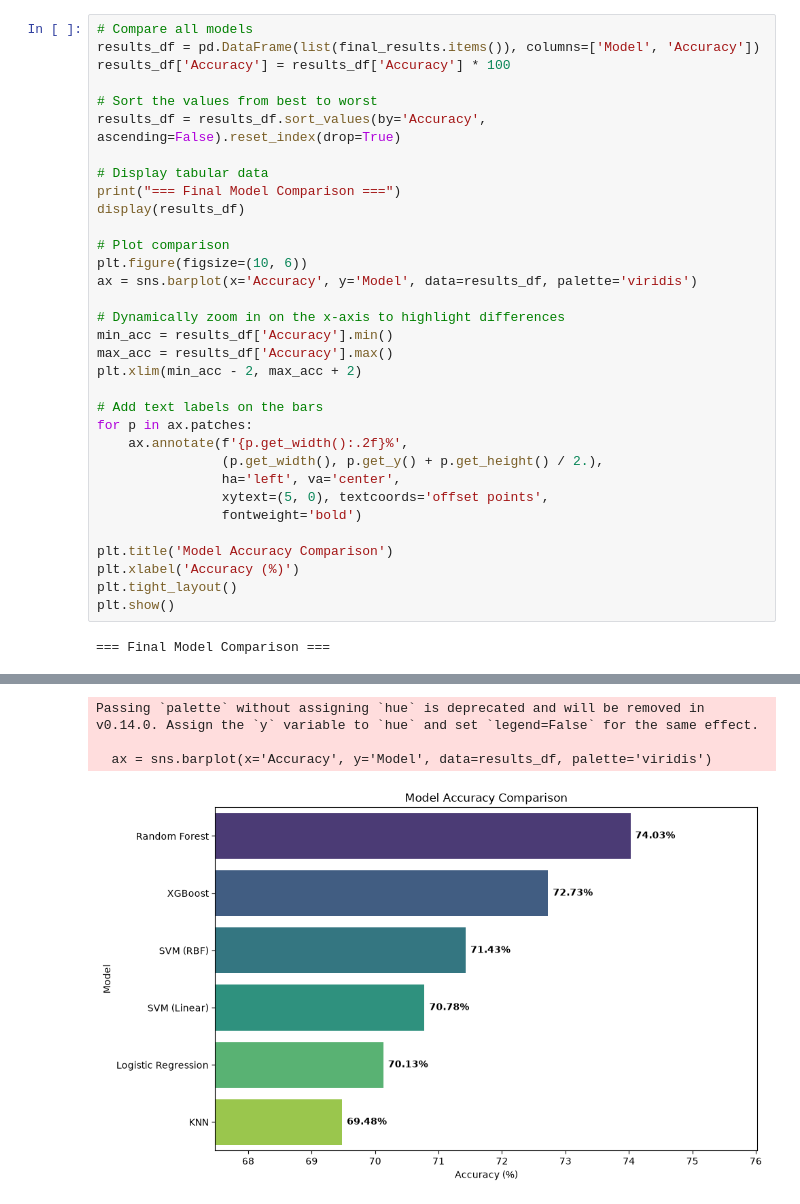
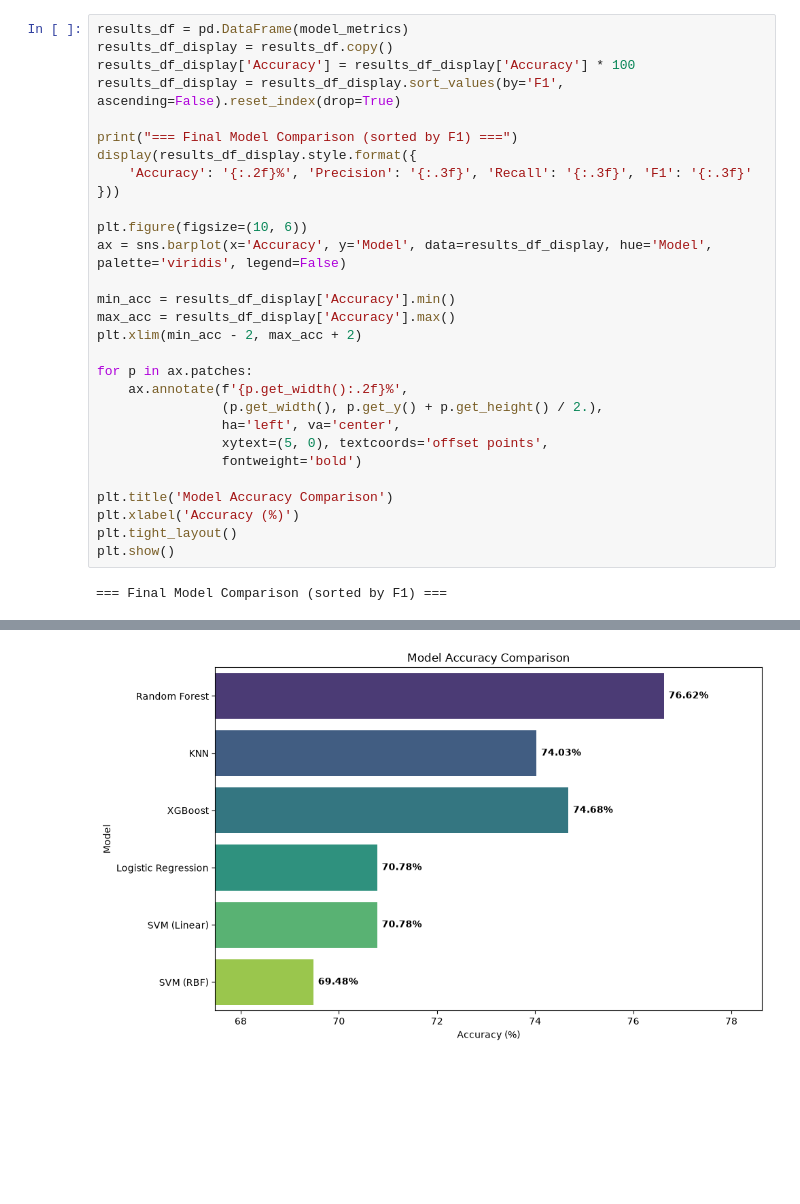
Before and after one commit to Nitditto/Intelligent_system, a Jupyter notebook: assignment_01/Model_training.ipynb, the cells around one changed output, grey strips where cells are left out. Drawn from its saved outputs; the diff is of its cells as text; blank space fills up the shorter version.

```diff
--- a/assignment_01/Model_training.ipynb
+++ b/assignment_01/Model_training.ipynb
@@ -321,25 +292,21 @@ Now that all models have been tuned, trained, and evaluated, we need to determin
 # %%
-# Compare all models
-results_df = pd.DataFrame(list(final_results.items()), columns=['Model', 'Accuracy'])
-results_df['Accuracy'] = results_df['Accuracy'] * 100
+results_df = pd.DataFrame(model_metrics)
+results_df_display = results_df.copy()
+results_df_display['Accuracy'] = results_df_display['Accuracy'] * 100
+results_df_display = results_df_display.sort_values(by='F1', ascending=False).reset_index(drop=True)
 
-# Sort the values from best to worst
-results_df = results_df.sort_values(by='Accuracy', ascending=False).reset_index(drop=True)
+print("=== Final Model Comparison (sorted by F1) ===")
+display(results_df_display.style.format({
+    'Accuracy': '{:.2f}%', 'Precision': '{:.3f}', 'Recall': '{:.3f}', 'F1': '{:.3f}'
+}))
 
-# Display tabular data
-print("=== Final Model Comparison ===")
-display(results_df)
+plt.figure(figsize=(10, 6))
+ax = sns.barplot(x='Accuracy', y='Model', data=results_df_display, hue='Model', palette='viridis', legend=False)
 
-# Plot comparison
-plt.figure(figsize=(10, 6))
-ax = sns.barplot(x='Accuracy', y='Model', data=results_df, palette='viridis')
-
-# Dynamically zoom in on the x-axis to highlight differences
-min_acc = results_df['Accuracy'].min()
-max_acc = results_df['Accuracy'].max()
+min_acc = results_df_display['Accuracy'].min()
+max_acc = results_df_display['Accuracy'].max()
 plt.xlim(min_acc - 2, max_acc + 2)
 
-# Add text labels on the bars
 for p in ax.patches:
     ax.annotate(f'{p.get_width():.2f}%',
                 (p.get_width(), p.get_y() + p.get_height() / 2.),
@@ -352,4 +319,4 @@ plt.xlabel('Accuracy (%)')
 plt.tight_layout()
 plt.show()
 # %% [output]
-=== Final Model Comparison ===
+=== Final Model Comparison (sorted by F1) ===
@@ -363,4 +330 @@ plt.show()
-Passing `palette` without assigning `hue` is deprecated and will be removed in v0.14.0. Assign the `y` variable to `hue` and set `legend=False` for the same effect.
-
-  ax = sns.barplot(x='Accuracy', y='Model', data=results_df, palette='viridis')
-[figure, old version]
+[figure, new version]
```
Also changed, not shown: parts of 16 cells of this notebook, 21 other files.
